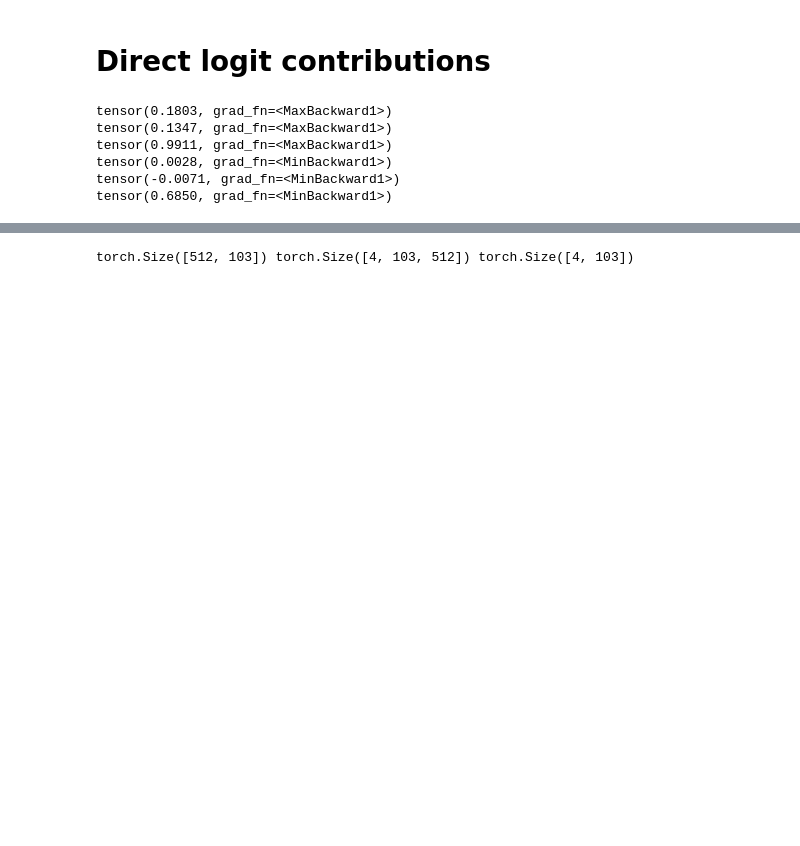
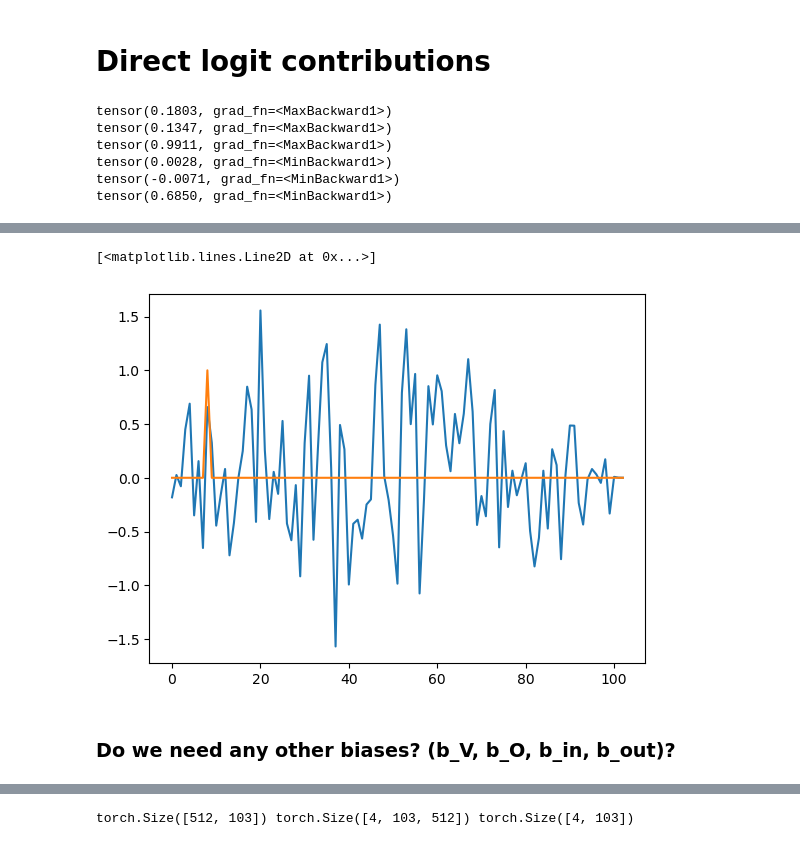
Before and after one commit to evanhanders/2digit_subtraction_transformer, a Jupyter notebook: Interpretability_1layer_2digit_subtraction_pm_token.ipynb, the cells around one changed output, grey strips where cells are left out. Saved outputs shown, nothing was run; the diff lists cells and outputs as text; code cells hidden in the pictures; blank space fills up the shorter version.

```diff
--- a/Interpretability_1layer_2digit_subtraction_pm_token.ipynb
+++ b/Interpretability_1layer_2digit_subtraction_pm_token.ipynb
@@ -342,0 +394,8 @@ fig.savefig(figdir/'unembedding_angles.png', dpi=300, bbox_inches='tight')
+# %%
+plt.plot(mod_tok[8,2,:].detach().numpy())
+plt.plot(true_tok[8,2,:].detach().numpy())
+# %% [output]
+[<matplotlib.lines.Line2D at 0x...>]
+[figure, added]
+# %% [markdown]
+### Do we need any other biases? (b_V, b_O, b_in, b_out)?
```
Also changed, not shown: parts of 73 cells of this notebook.
